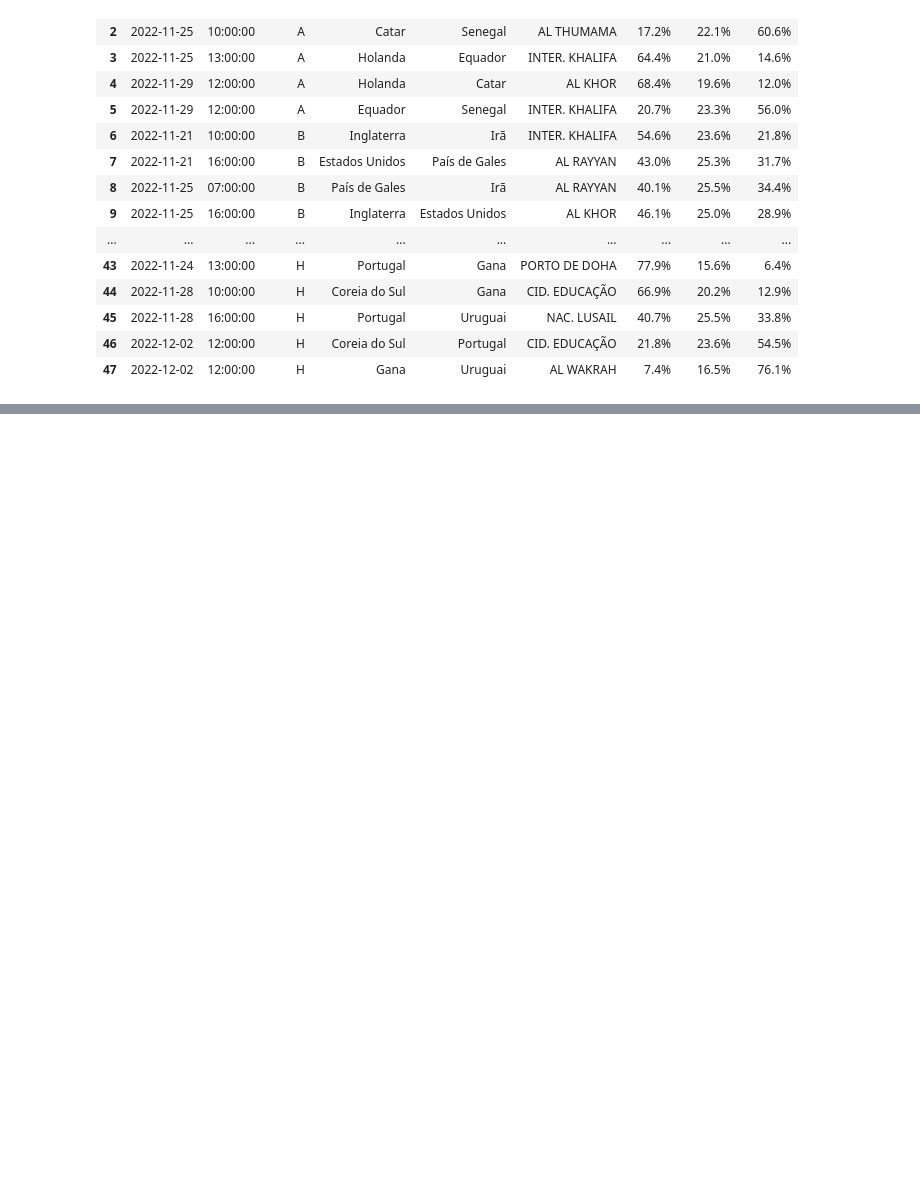
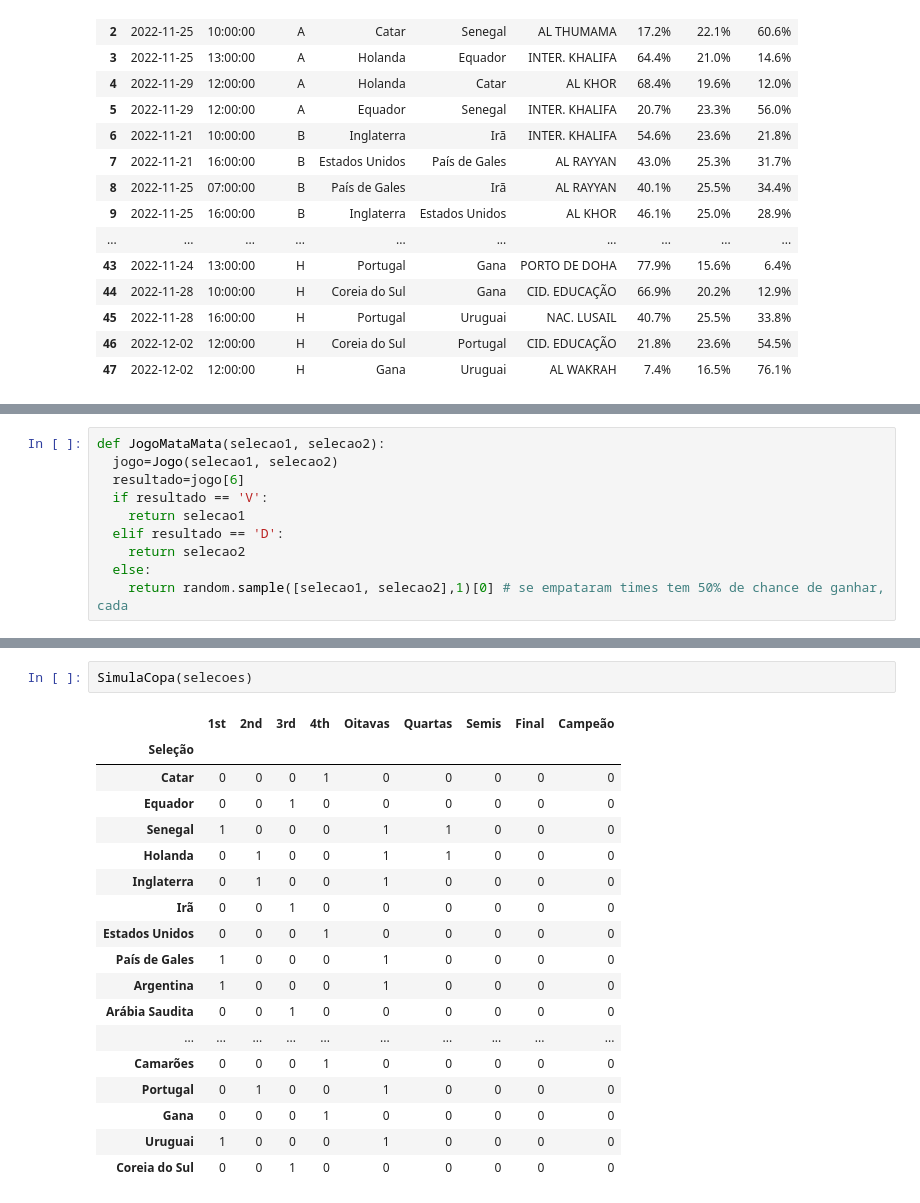
Before and after one commit to pauloerico/worldcup-statistics, a Jupyter notebook: Minicurso_FLAI_Aula_1.ipynb, the cells around one changed output, grey strips where cells are left out. Drawn from its saved outputs; the diff is of its cells as text; blank space fills up the shorter version.

Commit message:
feat: worldcup 2022 simulation

```diff
--- a/Minicurso_FLAI_Aula_1.ipynb
+++ b/Minicurso_FLAI_Aula_1.ipynb
@@ -179,0 +246,10 @@ jogos
+# %%
+def JogoMataMata(selecao1, selecao2):
+  jogo=Jogo(selecao1, selecao2)
+  resultado=jogo[6]
+  if resultado == 'V':
+    return selecao1
+  elif resultado == 'D':
+    return selecao2
+  else:
+    return random.sample([selecao1, selecao2],1)[0] # se empataram times tem 50% de chance de ganhar, cada
@@ -179,0 +311,21 @@ jogos
+# %%
+SimulaCopa(selecoes)
+# %% [output]
+|  | 1st | 2nd | 3rd | 4th | Oitavas | Quartas | Semis | Final | Campeão |
+| Seleção |  |  |  |  |  |  |  |  |  |
+| Catar | 0 | 0 | 0 | 1 | 0 | 0 | 0 | 0 | 0 |
+| Equador | 0 | 0 | 1 | 0 | 0 | 0 | 0 | 0 | 0 |
+| Senegal | 1 | 0 | 0 | 0 | 1 | 1 | 0 | 0 | 0 |
+| Holanda | 0 | 1 | 0 | 0 | 1 | 1 | 0 | 0 | 0 |
+| Inglaterra | 0 | 1 | 0 | 0 | 1 | 0 | 0 | 0 | 0 |
+| Irã | 0 | 0 | 1 | 0 | 0 | 0 | 0 | 0 | 0 |
+| Estados Unidos | 0 | 0 | 0 | 1 | 0 | 0 | 0 | 0 | 0 |
+| País de Gales | 1 | 0 | 0 | 0 | 1 | 0 | 0 | 0 | 0 |
+| Argentina | 1 | 0 | 0 | 0 | 1 | 0 | 0 | 0 | 0 |
+| Arábia Saudita | 0 | 0 | 1 | 0 | 0 | 0 | 0 | 0 | 0 |
+| ... | ... | ... | ... | ... | ... | ... | ... | ... | ... |
+| Camarões | 0 | 0 | 0 | 1 | 0 | 0 | 0 | 0 | 0 |
+| Portugal | 0 | 1 | 0 | 0 | 1 | 0 | 0 | 0 | 0 |
+| Gana | 0 | 0 | 0 | 1 | 0 | 0 | 0 | 0 | 0 |
+| Uruguai | 1 | 0 | 0 | 0 | 1 | 0 | 0 | 0 | 0 |
+| Coreia do Sul | 0 | 0 | 1 | 0 | 0 | 0 | 0 | 0 | 0 |
```
Also changed, not shown: parts of 13 cells of this notebook.
